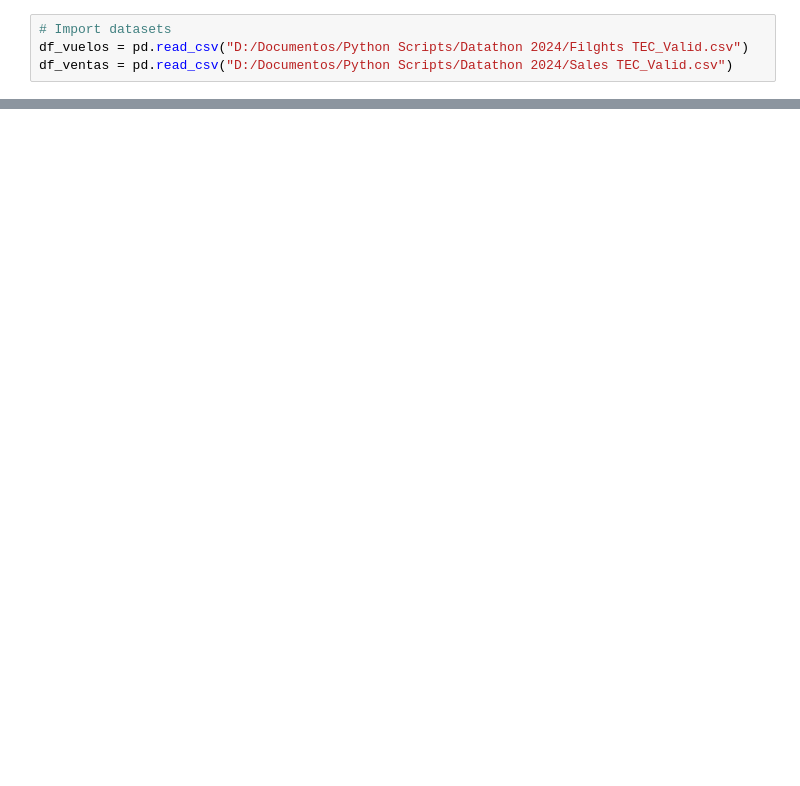
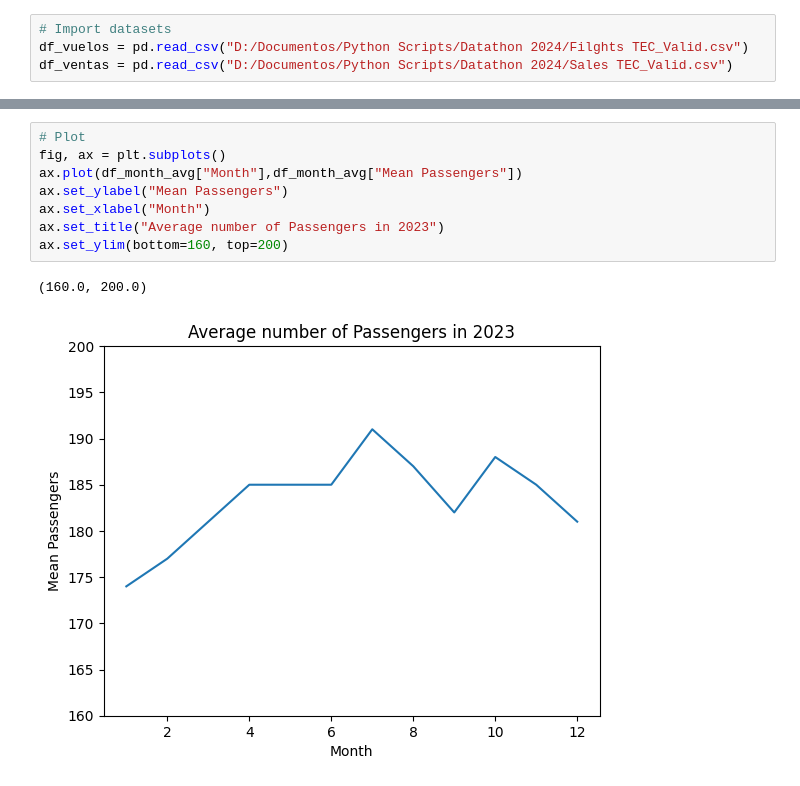
Before and after one commit to alvaronieto02/Datathon-Viva-Aerobus-Milonga, a Jupyter notebook: Missael/test0.ipynb, the cells around one changed output, grey strips where cells are left out. Saved outputs shown, nothing was run; the diff lists cells and outputs as text; blank space fills up the shorter version.

```diff
--- a/Missael/test0.ipynb
+++ b/Missael/test0.ipynb
@@ -43,0 +122,11 @@ See the caveats in the documentation: https://pandas.pydata.org/pandas-docs/stab
+# %%
+# Plot
+fig, ax = plt.subplots()
+ax.plot(df_month_avg["Month"],df_month_avg["Mean Passengers"])
+ax.set_ylabel("Mean Passengers")
+ax.set_xlabel("Month")
+ax.set_title("Average number of Passengers in 2023")
+ax.set_ylim(bottom=160, top=200)
+# %% [output]
+(160.0, 200.0)
+[figure, added]
```
Also changed, not shown: parts of 5 cells of this notebook.
